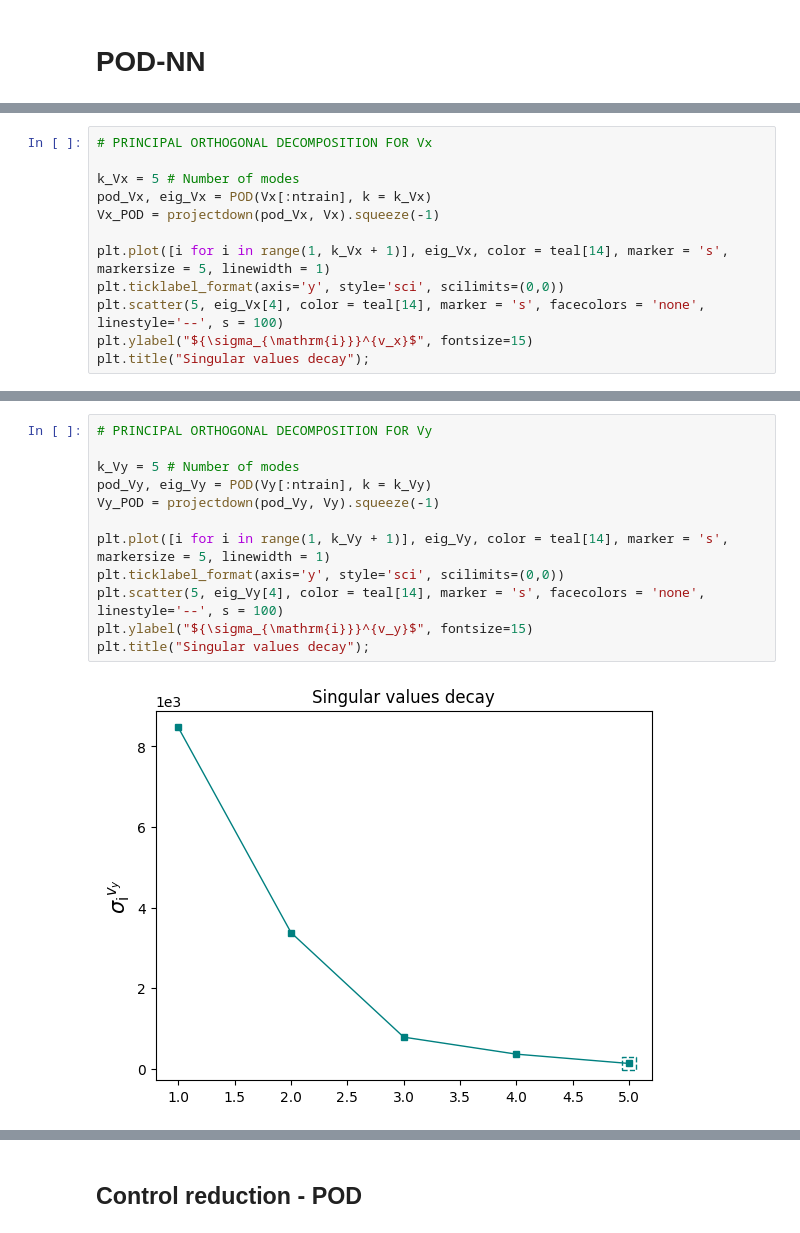
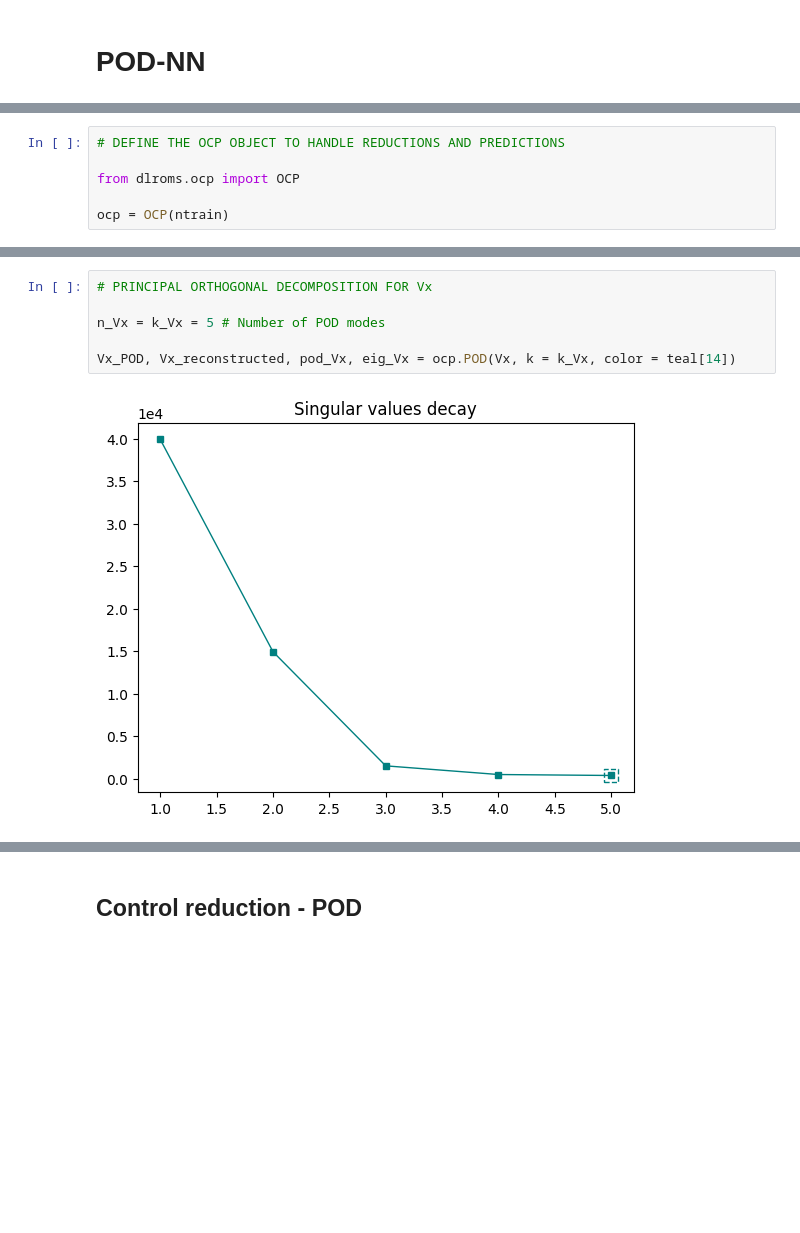
Before and after one commit to MatteoTomasetto/OCP-DL-ROM, a Jupyter notebook: SteadyFlowControl.ipynb, the cells around one changed output, grey strips where cells are left out. Drawn from its saved outputs; the diff is of its cells as text; blank space fills up the shorter version.

```diff
--- a/SteadyFlowControl.ipynb
+++ b/SteadyFlowControl.ipynb
@@ -297,4 +297,10 @@ linf = Linf()
 
 mse = mse(euclidean)
 mre = mre(euclidean)
+# %%
+# DEFINE THE OCP OBJECT TO HANDLE REDUCTIONS AND PREDICTIONS
+
+from dlroms.ocp import OCP
+
+ocp = OCP(ntrain)
 # %% [markdown]
@@ -302,12 +307,0 @@ mre = mre(euclidean)
-# %%
-# PRINCIPAL ORTHOGONAL DECOMPOSITION FOR Vx
-
-k_Vx = 5 # Number of modes
-pod_Vx, eig_Vx = POD(Vx[:ntrain], k = k_Vx)
-Vx_POD = projectdown(pod_Vx, Vx).squeeze(-1)
-
-plt.plot([i for i in range(1, k_Vx + 1)], eig_Vx, color = teal[14], marker = 's', markersize = 5, linewidth = 1)
-plt.ticklabel_format(axis='y', style='sci', scilimits=(0,0))
-plt.scatter(5, eig_Vx[4], color = teal[14], marker = 's', facecolors = 'none', linestyle='--', s = 100)
-plt.ylabel("${\sigma_{\mathrm{i}}}^{v_x}$", fontsize=15)
-plt.title("Singular values decay");
@@ -316,14 +308,8 @@ plt.title("Singular values decay");
-# %%
-# PRINCIPAL ORTHOGONAL DECOMPOSITION FOR Vy
-
-k_Vy = 5 # Number of modes
-pod_Vy, eig_Vy = POD(Vy[:ntrain], k = k_Vy)
-Vy_POD = projectdown(pod_Vy, Vy).squeeze(-1)
-
-plt.plot([i for i in range(1, k_Vy + 1)], eig_Vy, color = teal[14], marker = 's', markersize = 5, linewidth = 1)
-plt.ticklabel_format(axis='y', style='sci', scilimits=(0,0))
-plt.scatter(5, eig_Vy[4], color = teal[14], marker = 's', facecolors = 'none', linestyle='--', s = 100)
-plt.ylabel("${\sigma_{\mathrm{i}}}^{v_y}$", fontsize=15)
-plt.title("Singular values decay");
-# %% [output]
-[figure, removed]
+# %%
+# PRINCIPAL ORTHOGONAL DECOMPOSITION FOR Vx
+
+n_Vx = k_Vx = 5 # Number of POD modes
+
+Vx_POD, Vx_reconstructed, pod_Vx, eig_Vx = ocp.POD(Vx, k = k_Vx, color = teal[14])
+# %% [output]
+[figure, added]
```
Also changed, not shown: parts of 19 cells of this notebook, 8 other files.
